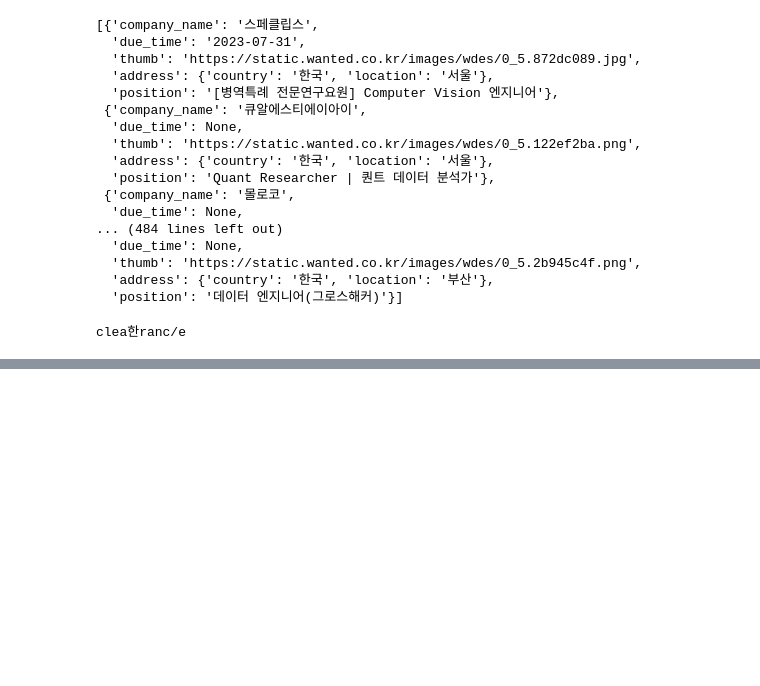
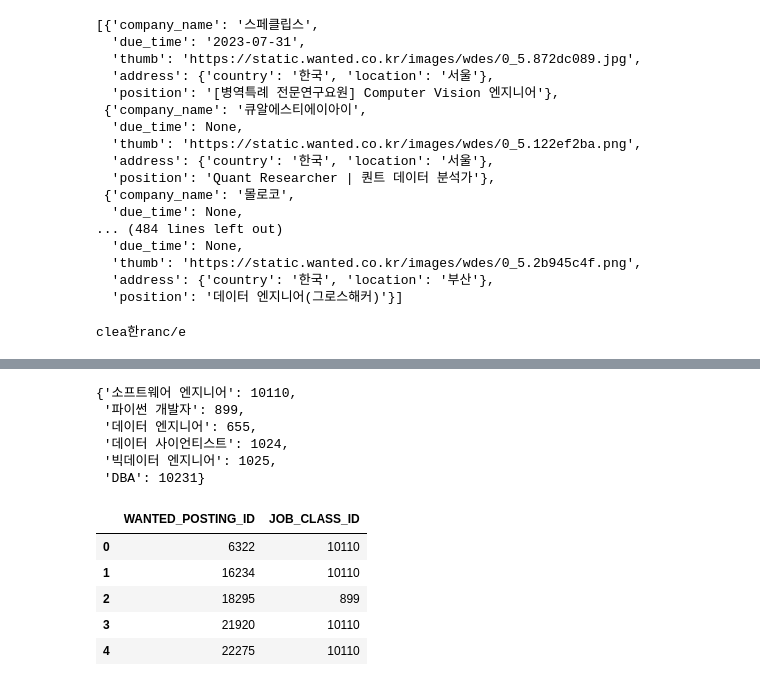
Before and after one commit to djh0211/automative-job-posting-project, a Jupyter notebook: crawling-folder/wanted.ipynb, the cells around one changed output, grey strips where cells are left out. Saved outputs shown, nothing was run; the diff lists cells and outputs as text; code cells hidden in the pictures; blank space fills up the shorter version.

```diff
--- a/crawling-folder/wanted.ipynb
+++ b/crawling-folder/wanted.ipynb
@@ -112,0 +127,25 @@ sudo systemctl start elasticsearch.service
+# %%
+def get_wanted(JOB_CLASS_ID : int):
+    offset = 0
+    full_data = []
+    while 1:
+        url=f"https://www.wanted.co.kr/api/v4/jobs?country=kr&tag_type_ids={JOB_CLASS_ID}&job_sort=company.response_rate_order&locations=all&years=0&years=2&limit=100&offset={offset}"
+        response=requests.get(url)
+        if response.status_code == 200:
+            data = response.json()["data"]
+            if data:
+                data = [{"WANTED_POSTING_ID" : i["id"],
+                        "CORPORATION_NAME" :i["company"]["name"],
+                        "DUE_DATE" :i["due_time"],
+                        "THUMB_LINK" : i["logo_img"]["thumb"].split("/")[-1],
+                        "JOB_NAME" : i["position"],
+                        "JOB_CLASS_ID" : JOB_CLASS_ID
+                        } for i in data]
+                full_data += data
+                offset += 100
+            else:
+                break
+        else:
+            continue
+
+    return full_data
@@ -112,0 +159,21 @@ sudo systemctl start elasticsearch.service
+# %%
+job_num_dic
+# pd.DataFrame.from_dict(job_num_dic)
+# %% [output]
+{'소프트웨어 엔지니어': 10110,
+ '파이썬 개발자': 899,
+ '데이터 엔지니어': 655,
+ '데이터 사이언티스트': 1024,
+ '빅데이터 엔지니어': 1025,
+ 'DBA': 10231}
+# %%
+# 공고 - 직무분류
+WANTED_POSTING_JOB_CLASS_RELATION = df[["WANTED_POSTING_ID", "JOB_CLASS_ID"]].sort_values(["WANTED_POSTING_ID", "JOB_CLASS_ID"]).reset_index(drop = True)
+WANTED_POSTING_JOB_CLASS_RELATION.head(5)
+# %% [output]
+|  | WANTED_POSTING_ID | JOB_CLASS_ID |
+| 0 | 6322 | 10110 |
+| 1 | 16234 | 10110 |
+| 2 | 18295 | 899 |
+| 3 | 21920 | 10110 |
+| 4 | 22275 | 10110 |
```
Also changed, not shown: parts of 5 cells of this notebook, 1 other file.
